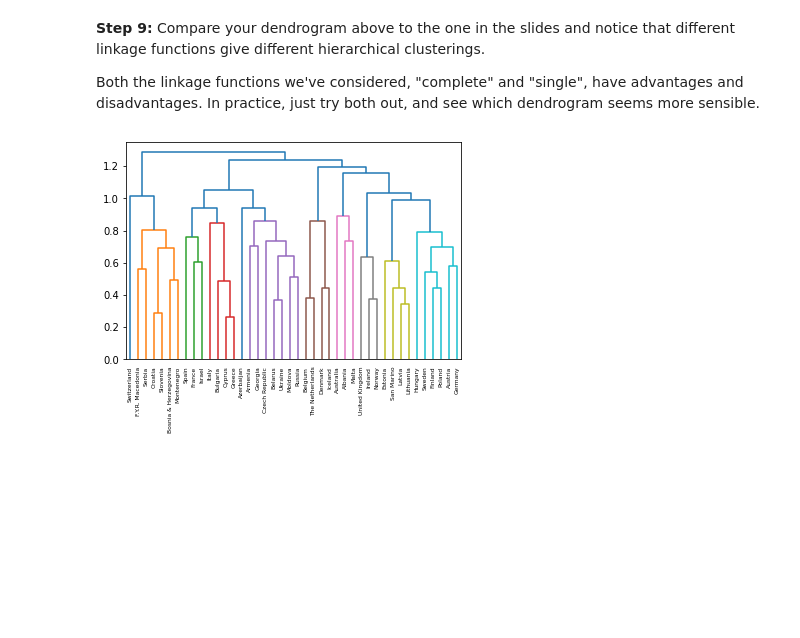
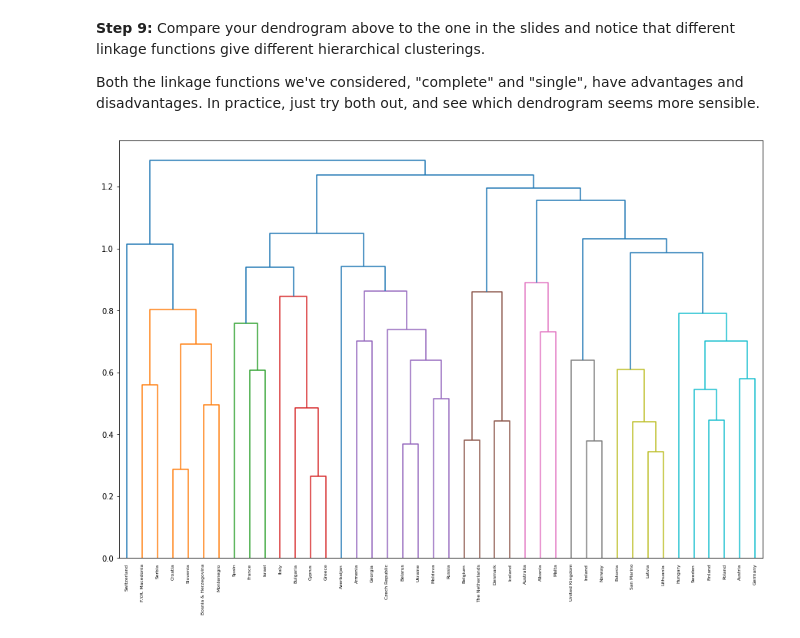
Before and after one commit to jobyid/StriveSchool, a Jupyter notebook: Machine Learning/d4_clustering/01. Hierarchical Clustering/exercises/exercise_13_different_linkage_different_hc.ipynb, the cells around one changed output. Drawn from its saved outputs; the diff is of its cells as text; code cells hidden in the pictures; blank space fills up the shorter version.

```diff
--- a/Machine Learning/d4_clustering/01. Hierarchical Clustering/exercises/exercise_13_different_linkage_different_hc.ipynb
+++ b/Machine Learning/d4_clustering/01. Hierarchical Clustering/exercises/exercise_13_different_linkage_different_hc.ipynb
@@ -64,7 +65,8 @@ plt.show()
 Both the linkage functions we've considered, "complete" and "single", have advantages and disadvantages.  In practice, just try both out, and see which dendrogram seems more sensible.
 # %%
 mergings_complete = linkage(samples, method='complete')
+plt.figure(figsize=(15,10))
 dendrogram(mergings_complete, leaf_font_size=6, leaf_rotation=90, labels=country_names)
 plt.show()
 # %% [output]
-[figure, old version]
+[figure, new version]
```
Also changed, not shown: parts of 1 cell of this notebook, 16 other files.
